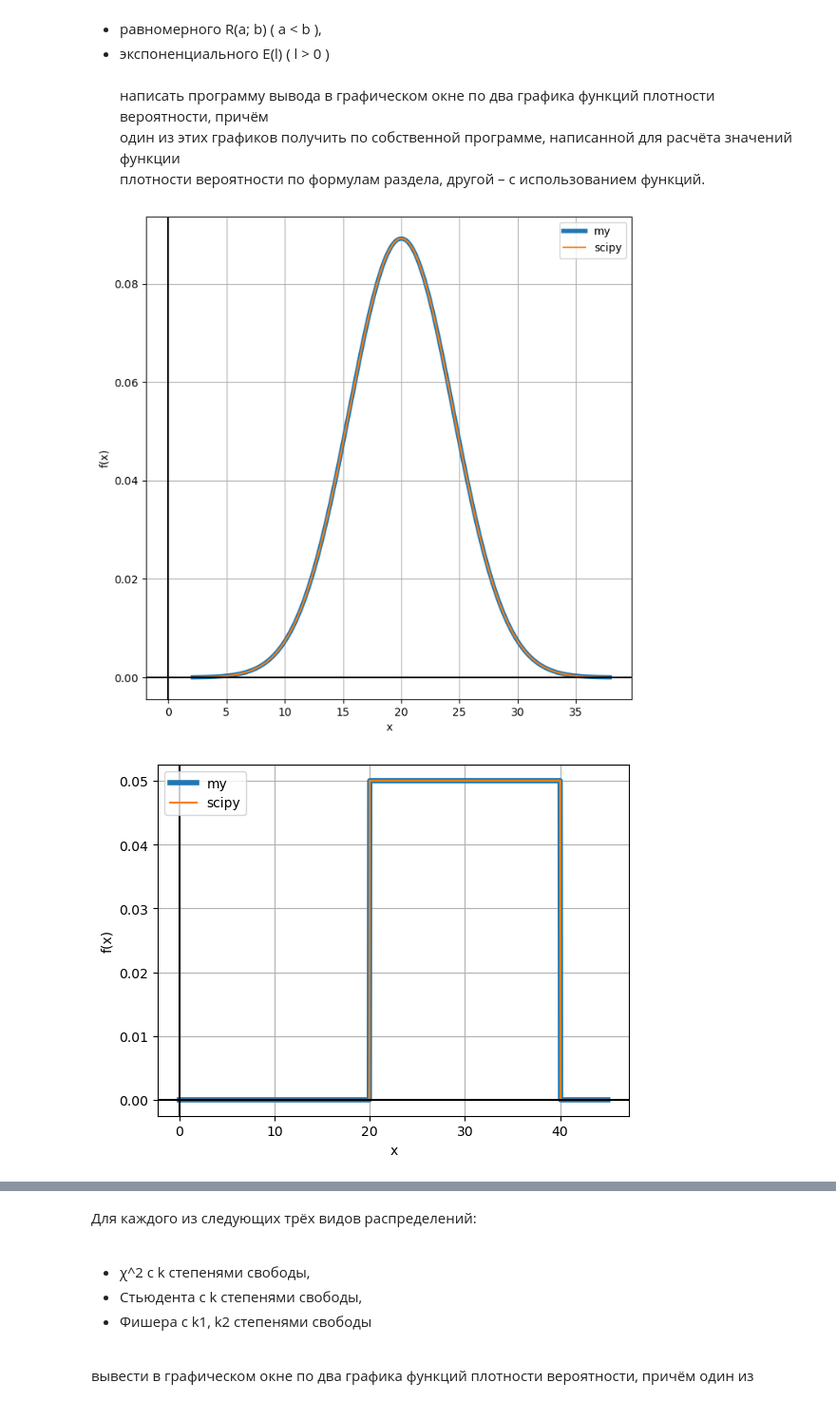
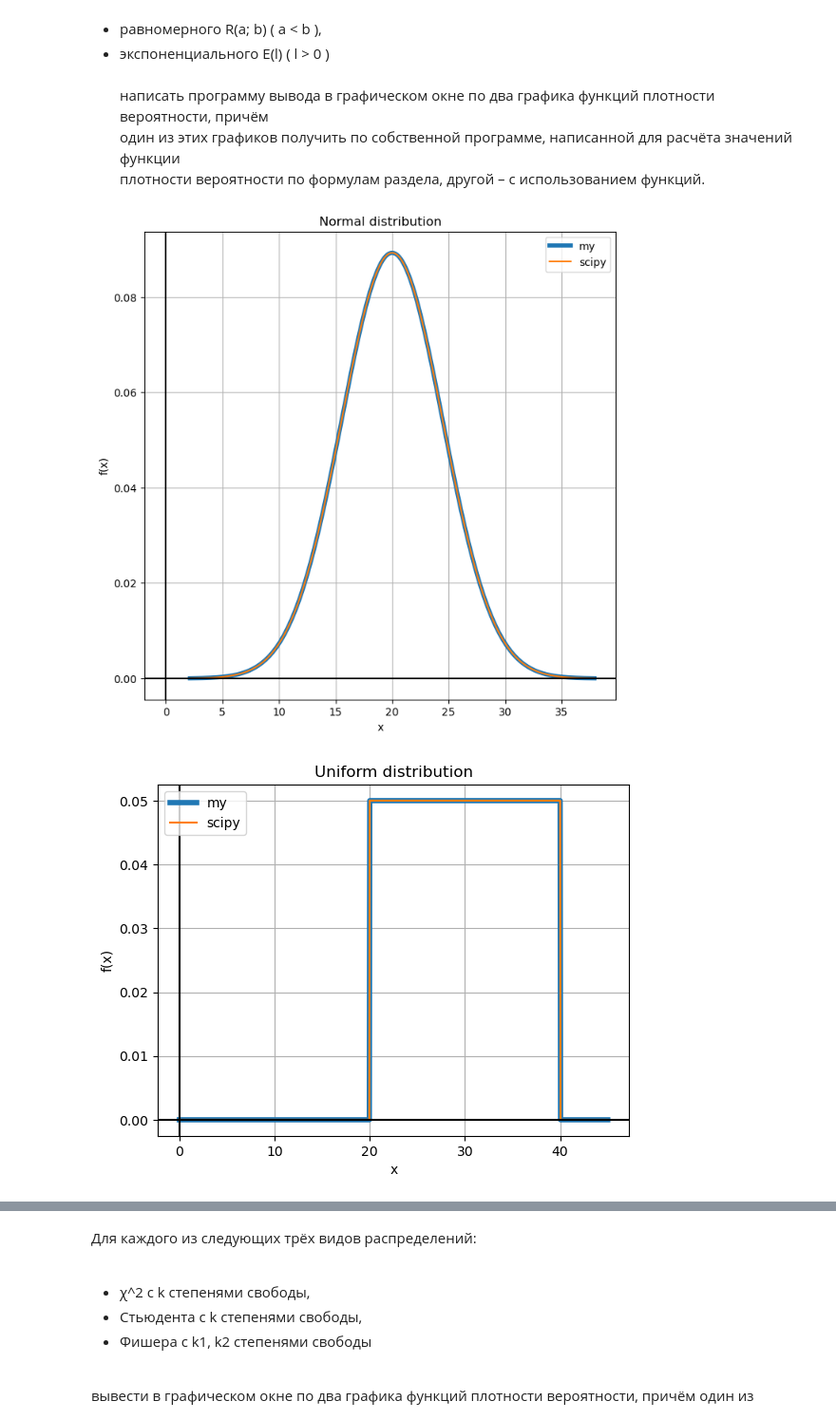
Before and after one commit to Jrvvv/Math_With_Py, a Jupyter notebook: Statistics_and_probability/PL2.ipynb, the cells around one changed output, grey strips where cells are left out. Shown at 95% size. Drawn from its saved outputs; the diff is of its cells as text; code cells hidden in the pictures.

```diff
--- a/Statistics_and_probability/PL2.ipynb
+++ b/Statistics_and_probability/PL2.ipynb
@@ -35,46 +35,50 @@ plt.ylabel('f(x)')
 
 plt.grid('square')
 
+plt.title('Normal distribution')
+
 plt.axhline(y=0, color='k')
 plt.axvline(x=0, color='k')
 
 plt.legend()
 plt.show()
 # %% [output]
-[figure, old version]
+[figure, new version]
 # %%
 # параметры распределения
 a = 20 # минимальный элемент распределения
 b = a * 2 # максимальный элемент распределения
 
 # собственная программа для расчета функции плотности вероятности
-def my_uniform(x):
-    if x<a or x>b:
+def my_uniform(x, a, b):
+    if x < a or x > b:
         return 0
     else:
         return 1/(b-a)
 
 # график функции плотности вероятности, полученный с помощью собственной программы
 x = np.linspace(0, b+5, 1000)
-y_my = [my_uniform(i) for i in x]
+y_my = [my_uniform(i, a, b) for i in x]
 plt.plot(x, y_my, label='my', linewidth=4)
 
 # график функции плотности вероятности, полученный с помощью функции из библиотеки scipy
 y_scipy = uniform.pdf(x, a, b-a)
 plt.plot(x, y_scipy, label='scipy')
 
 plt.xlabel('x')
 plt.ylabel('f(x)')
 
 plt.grid('square')
 
+plt.title('Uniform distribution')
+
 plt.axhline(y=0, color='k')
 plt.axvline(x=0, color='k')
 
 plt.legend()
 plt.show()
 # %% [output]
-[figure, old version]
+[figure, new version]
 # %%
 # параметры распределения
 lambd = 4
```
Also changed, not shown: parts of 1 cell of this notebook.
